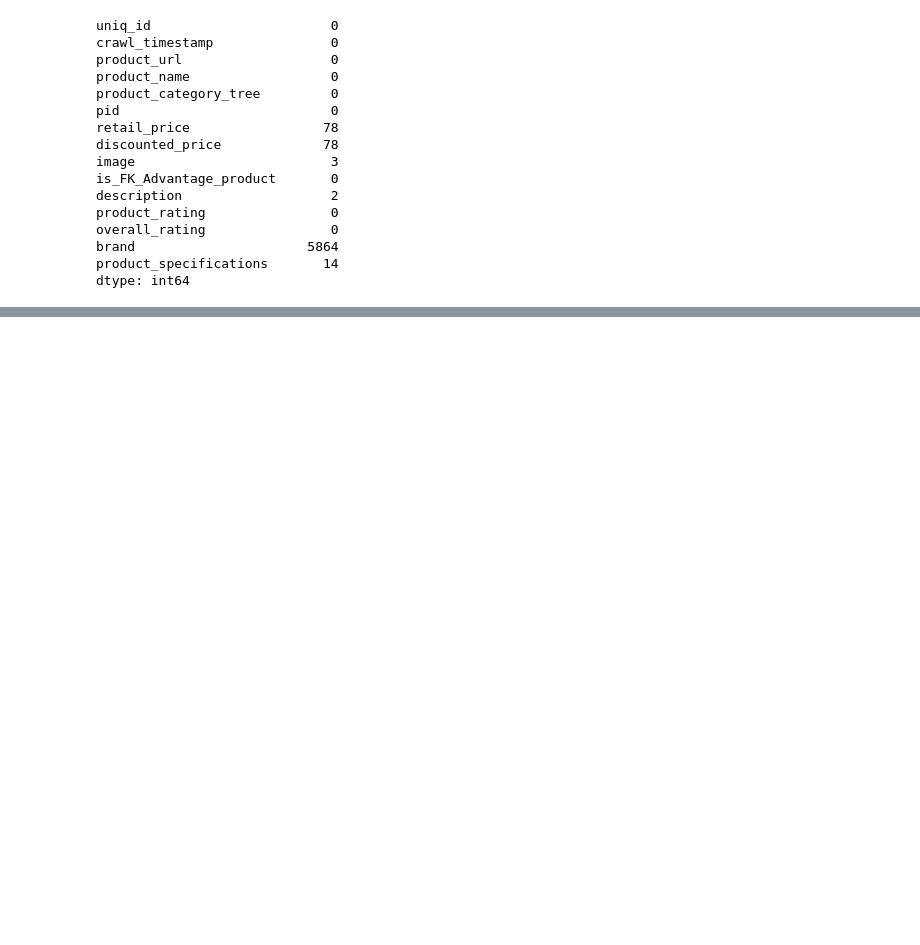
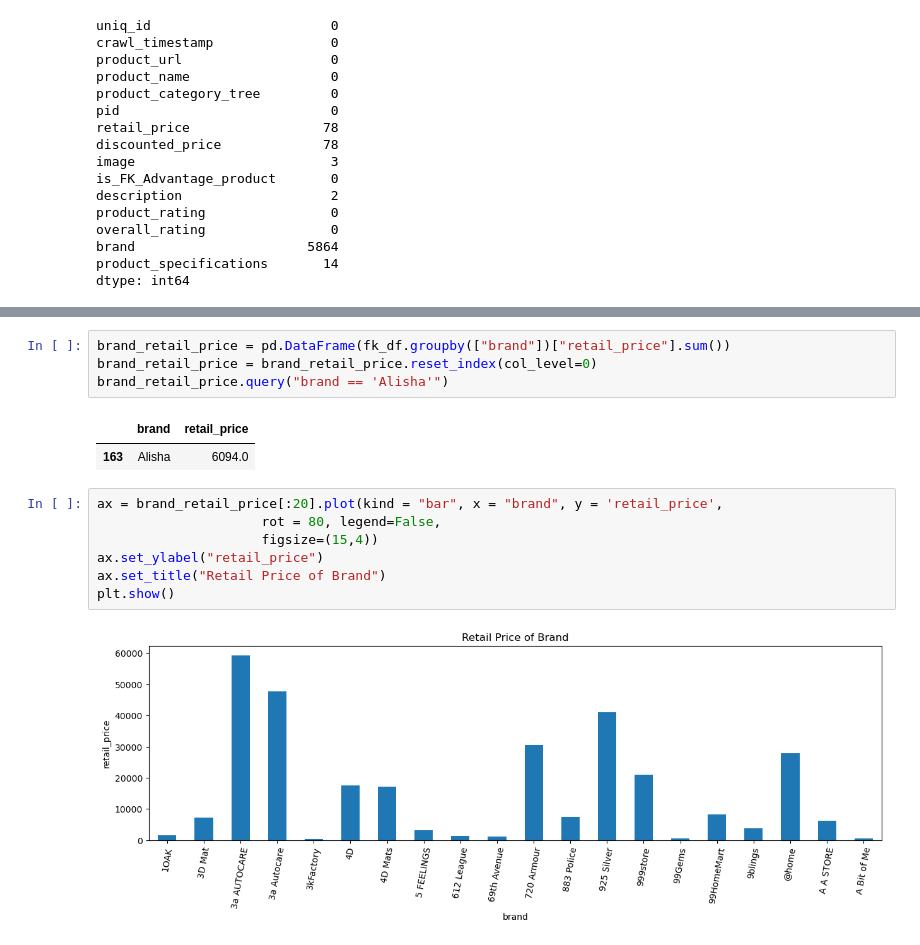
Before and after one commit to naresh5422/flipkart_categories_prediction, a Jupyter notebook: Category_prediction_for_Flipkart_products.ipynb, the cells around one changed output, grey strips where cells are left out. Drawn from its saved outputs; the diff is of its cells as text; blank space fills up the shorter version.

```diff
--- a/Category_prediction_for_Flipkart_products.ipynb
+++ b/Category_prediction_for_Flipkart_products.ipynb
@@ -201,0 +276,16 @@ dtype: int64
+# %%
+brand_retail_price = pd.DataFrame(fk_df.groupby(["brand"])["retail_price"].sum())
+brand_retail_price = brand_retail_price.reset_index(col_level=0)
+brand_retail_price.query("brand == 'Alisha'")
+# %% [output]
+|  | brand | retail_price |
+| 163 | Alisha | 6094.0 |
+# %%
+ax = brand_retail_price[:20].plot(kind = "bar", x = "brand", y = 'retail_price',
+                     rot = 80, legend=False,
+                     figsize=(15,4))
+ax.set_ylabel("retail_price")
+ax.set_title("Retail Price of Brand")
+plt.show()
+# %% [output]
+[figure, added]
```
Also changed, not shown: parts of 15 cells of this notebook.
